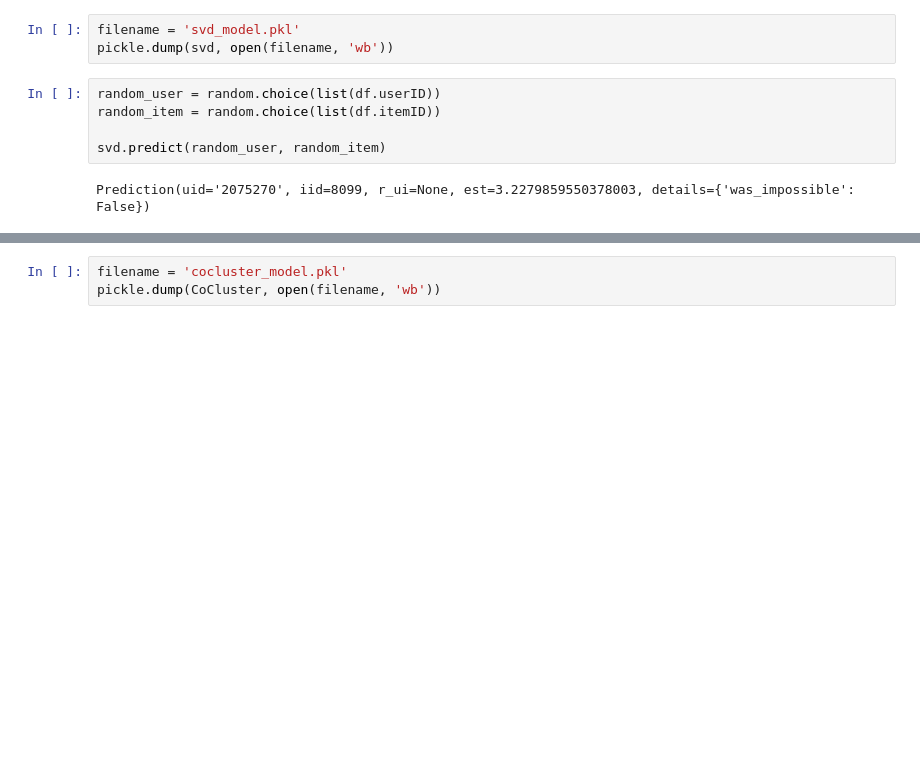
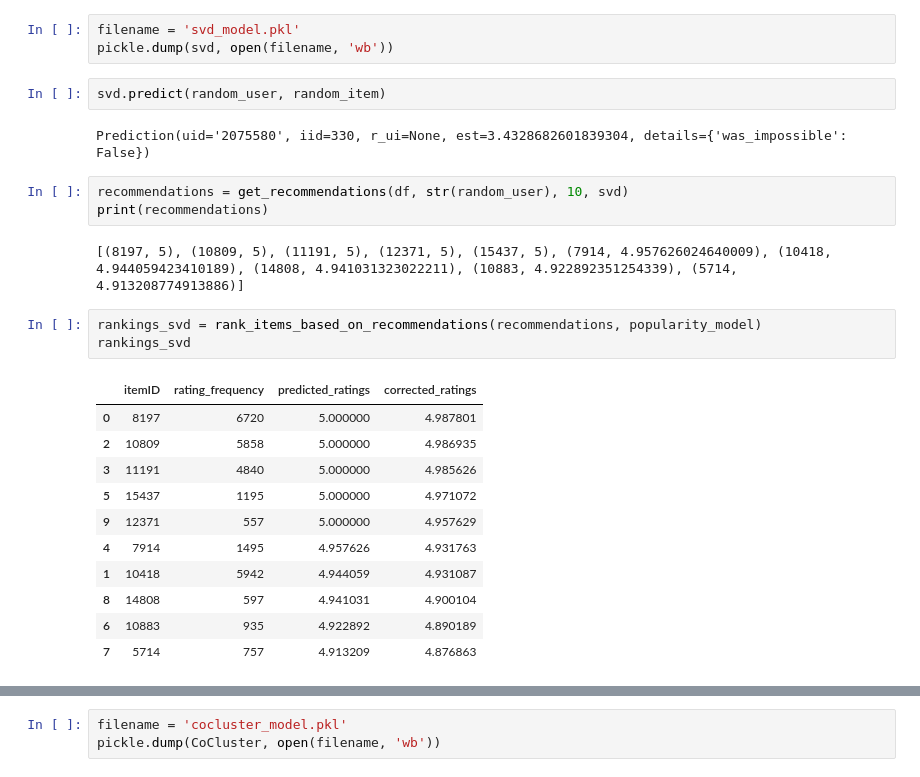
Before and after one commit to SaiSrujana7771/CSE573Group24, a Jupyter notebook: Code/train.ipynb, the cells around one changed output, grey strips where cells are left out. Cells and saved outputs as stored; diff of their text form; blank space fills up the shorter version.

```diff
--- a/Code/train.ipynb
+++ b/Code/train.ipynb
@@ -382,9 +288,26 @@ svd.fit(trainset)
 filename = 'svd_model.pkl'
 pickle.dump(svd, open(filename, 'wb'))
 # %%
-random_user = random.choice(list(df.userID))
-random_item = random.choice(list(df.itemID))
-
 svd.predict(random_user, random_item)
 # %% [output]
-Prediction(uid='2075270', iid=8099, r_ui=None, est=3.2279859550378003, details={'was_impossible': False})
+Prediction(uid='2075580', iid=330, r_ui=None, est=3.4328682601839304, details={'was_impossible': False})
+# %%
+recommendations = get_recommendations(df, str(random_user), 10, svd)
+print(recommendations)
+# %% [output]
+[(8197, 5), (10809, 5), (11191, 5), (12371, 5), (15437, 5), (7914, 4.957626024640009), (10418, 4.944059423410189), (14808, 4.941031323022211), (10883, 4.922892351254339), (5714, 4.913208774913886)]
+# %%
+rankings_svd = rank_items_based_on_recommendations(recommendations, popularity_model)
+rankings_svd
+# %% [output]
+|  | itemID | rating_frequency | predicted_ratings | corrected_ratings |
+| 0 | 8197 | 6720 | 5.000000 | 4.987801 |
+| 2 | 10809 | 5858 | 5.000000 | 4.986935 |
+| 3 | 11191 | 4840 | 5.000000 | 4.985626 |
+| 5 | 15437 | 1195 | 5.000000 | 4.971072 |
+| 9 | 12371 | 557 | 5.000000 | 4.957629 |
+| 4 | 7914 | 1495 | 4.957626 | 4.931763 |
+| 1 | 10418 | 5942 | 4.944059 | 4.931087 |
+| 8 | 14808 | 597 | 4.941031 | 4.900104 |
+| 6 | 10883 | 935 | 4.922892 | 4.890189 |
+| 7 | 5714 | 757 | 4.913209 | 4.876863 |
```
Also changed, not shown: parts of 31 cells of this notebook.
